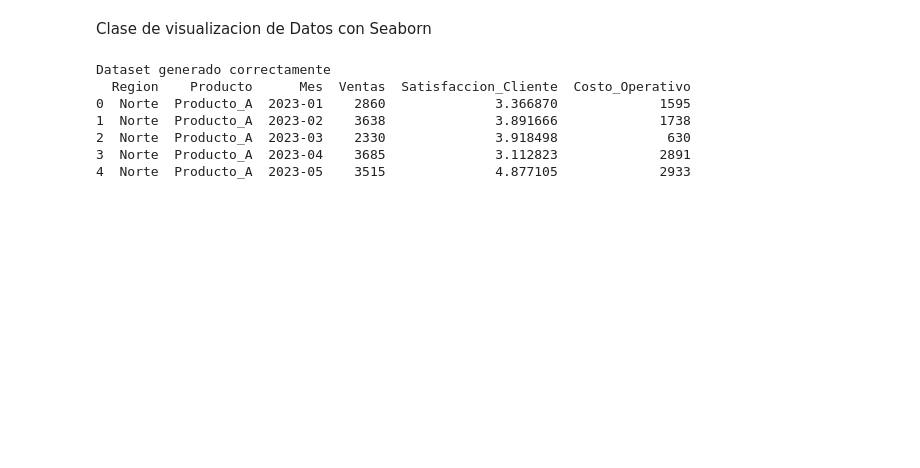
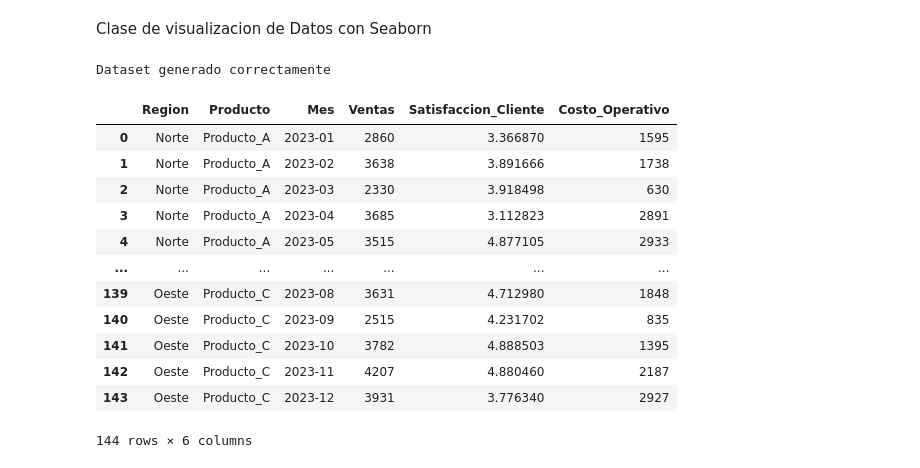
Before and after one commit to brunobobadilla06/Practica---Ciencia-de-Datos-I, a Jupyter notebook: Practica_3.ipynb, the cells around one changed output. Drawn from its saved outputs; the diff is of its cells as text; code cells hidden in the pictures; blank space fills up the shorter version.

```diff
--- a/Practica_3.ipynb
+++ b/Practica_3.ipynb
@@ -5,6 +16,5 @@ Clase de visualizacion de Datos con Seaborn
 # %%
-import pandas as pd
-import numpy as np
+
 
 # Reproducibilidad
 np.random.seed(42)
@@ -18,37 +28,45 @@ datos = []
 for region in regiones:
     for producto in productos:
         for mes in meses:
             datos.append([
                 region,
                 producto,
                 mes.strftime("%Y-%m"),
                 np.random.randint(2000, 5001),          # Ventas
                 round(np.random.uniform(3.0, 5.0), 6), # Satisfacción
                 np.random.randint(500, 3001)           # Costos
             ])
 
 df = pd.DataFrame(
     datos,
     columns=[
         "Region",
         "Producto",
         "Mes",
         "Ventas",
         "Satisfaccion_Cliente",
         "Costo_Operativo"
     ]
 )
 
 # Guardar CSV
 df.to_csv("ventas_dataset_actdeclase.csv", index=False)
 
 print("Dataset generado correctamente")
-print(df.head())
+df
+#print(df.head())
 # %% [output]
 Dataset generado correctamente
-  Region    Producto      Mes  Ventas  Satisfaccion_Cliente  Costo_Operativo
-0  Norte  Producto_A  2023-01    2860              3.366870             1595
-1  Norte  Producto_A  2023-02    3638              3.891666             1738
-2  Norte  Producto_A  2023-03    2330              3.918498              630
-3  Norte  Producto_A  2023-04    3685              3.112823             2891
-4  Norte  Producto_A  2023-05    3515              4.877105             2933
+|  | Region | Producto | Mes | Ventas | Satisfaccion_Cliente | Costo_Operativo |
+| 0 | Norte | Producto_A | 2023-01 | 2860 | 3.366870 | 1595 |
+| 1 | Norte | Producto_A | 2023-02 | 3638 | 3.891666 | 1738 |
+| 2 | Norte | Producto_A | 2023-03 | 2330 | 3.918498 | 630 |
+| 3 | Norte | Producto_A | 2023-04 | 3685 | 3.112823 | 2891 |
+| 4 | Norte | Producto_A | 2023-05 | 3515 | 4.877105 | 2933 |
+| ... | ... | ... | ... | ... | ... | ... |
+| 139 | Oeste | Producto_C | 2023-08 | 3631 | 4.712980 | 1848 |
+| 140 | Oeste | Producto_C | 2023-09 | 2515 | 4.231702 | 835 |
+| 141 | Oeste | Producto_C | 2023-10 | 3782 | 4.888503 | 1395 |
+| 142 | Oeste | Producto_C | 2023-11 | 4207 | 4.880460 | 2187 |
+| 143 | Oeste | Producto_C | 2023-12 | 3931 | 3.776340 | 2927 |
+144 rows × 6 columns
```
Also changed, not shown: parts of 8 cells of this notebook.
